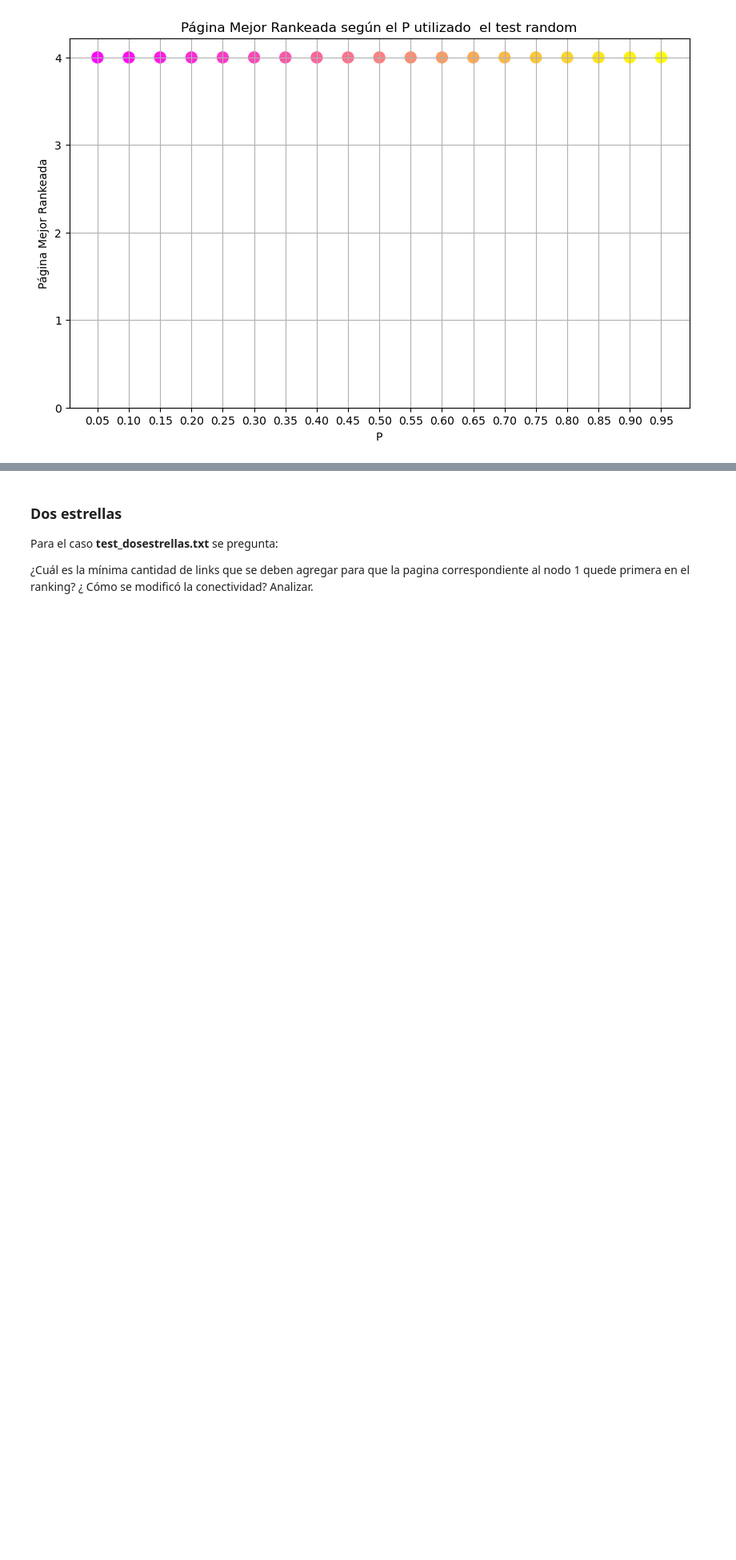
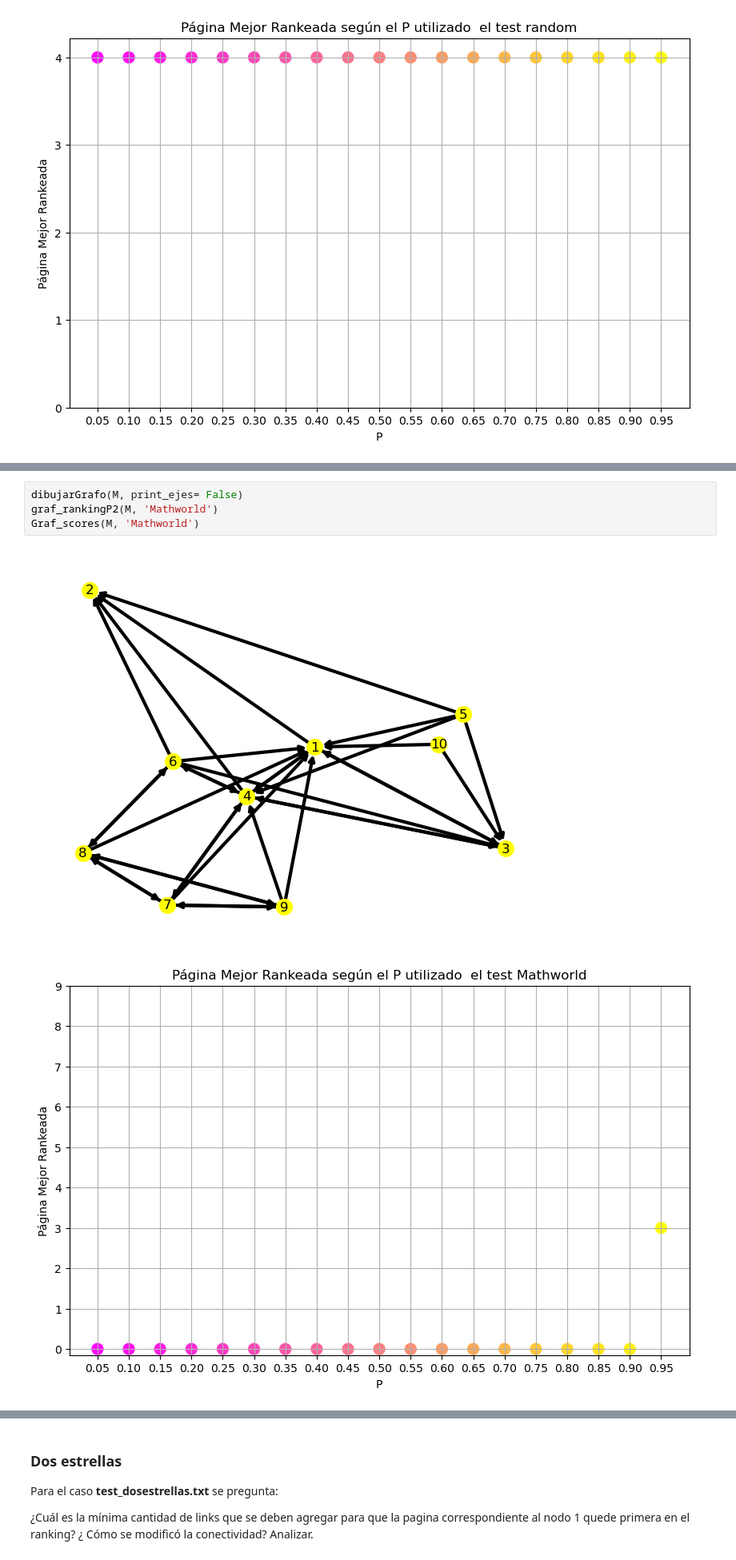
Before and after one commit to NadinaMaia/ALC_tp1, a Jupyter notebook: template-alumnos/template-alumnos/grupo_Biasoni-Soler_TP1.ipynb, the cells around one changed output, grey strips where cells are left out. Shown at 80% size. Saved outputs shown, nothing was run; the diff lists cells and outputs as text; blank space fills up the shorter version.

```diff
--- a/template-alumnos/template-alumnos/grupo_Biasoni-Soler_TP1(1)(1).ipynb
+++ b/template-alumnos/template-alumnos/grupo_Biasoni-Soler_TP1.ipynb
@@ -381,0 +376,7 @@ graf_rankingP2(A, 'random')
+# %%
+dibujarGrafo(M, print_ejes= False)
+graf_rankingP2(M, 'Mathworld')
+Graf_scores(M, 'Mathworld')
+# %% [output]
+[figure, added]
+[figure, added]
```
Also changed, not shown: parts of 8 cells of this notebook, 1 other file.
